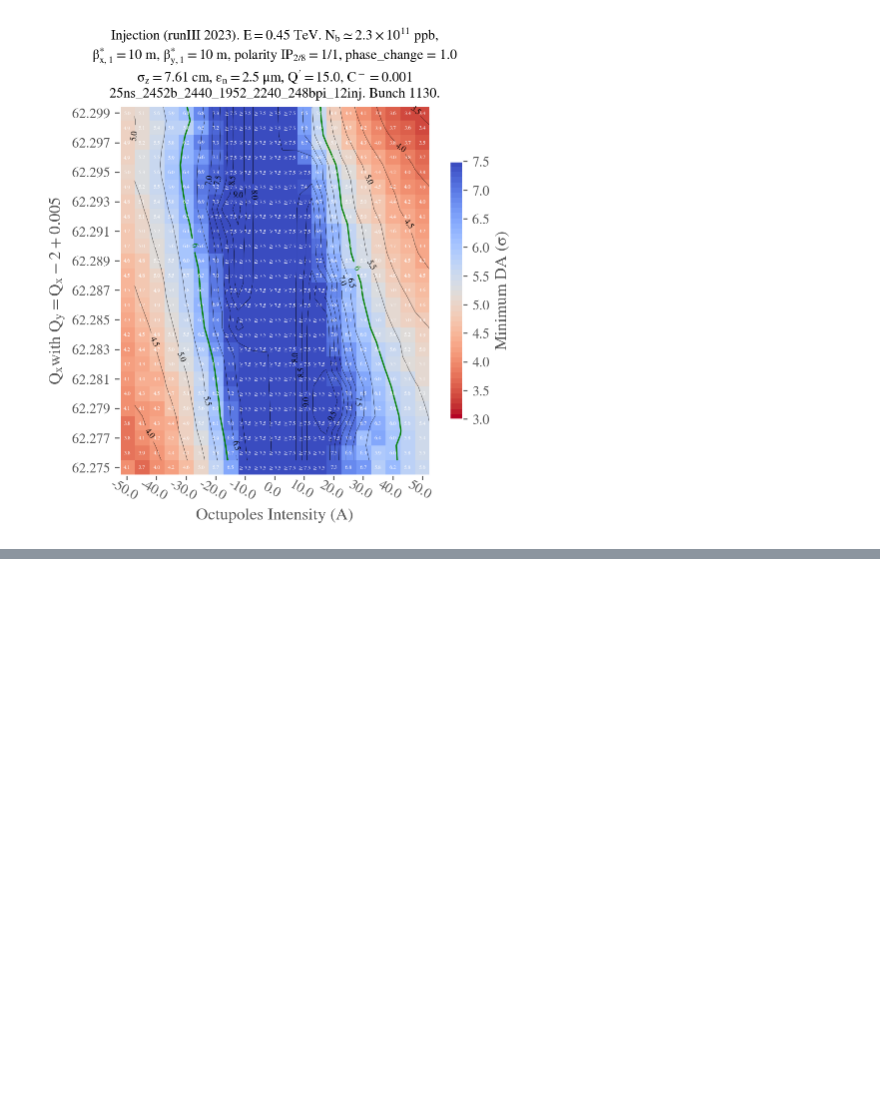
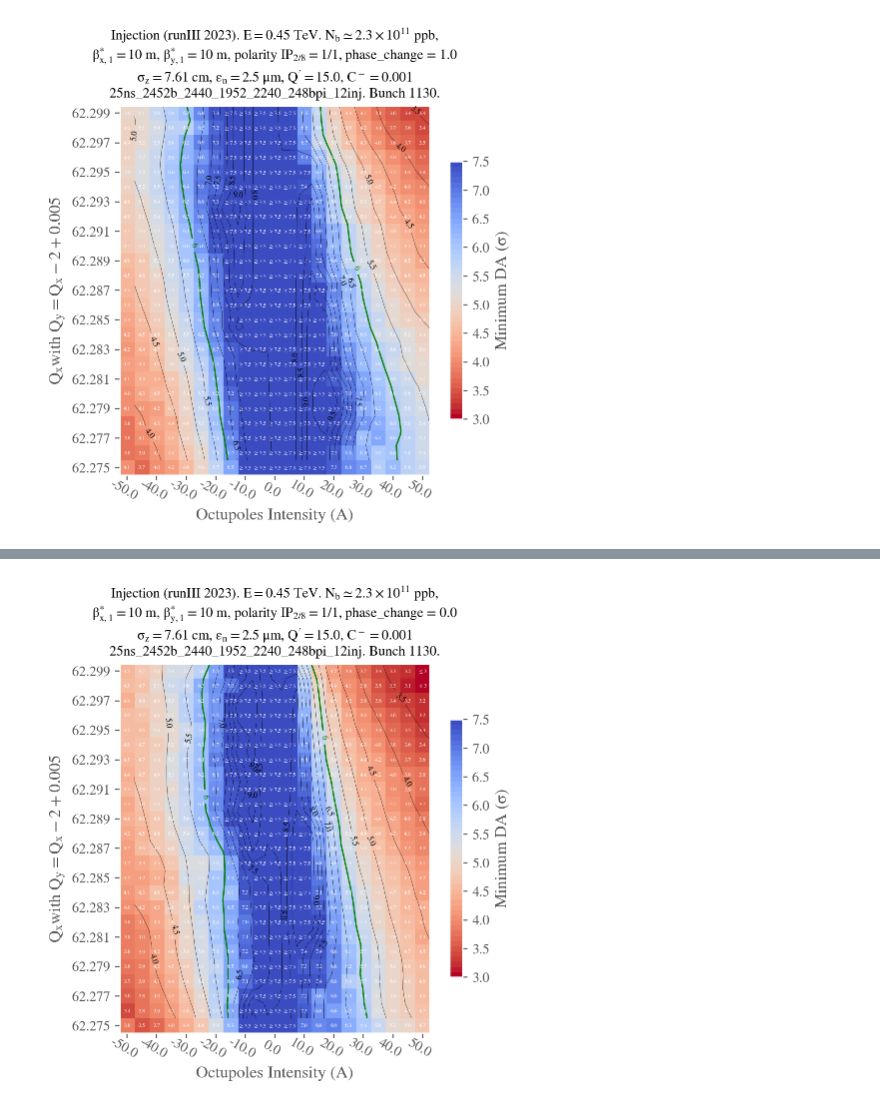
Before and after one commit to ColasDroin/DA_study_boilerplate, a Jupyter notebook: master_study/analysis/tune_octupole/analysis_clean.ipynb, the cells around one changed output, grey strips where cells are left out. Saved outputs shown, nothing was run; the diff lists cells and outputs as text; code cells hidden in the pictures; blank space fills up the shorter version.

Commit message:
Update injection study

```diff
--- a/master_study/analysis/tune_octupole/analysis_clean.ipynb
+++ b/master_study/analysis/tune_octupole/analysis_clean.ipynb
@@ -105,0 +152,35 @@ analysis_functions.plot_heatmap(
+# %%
+df_to_plot.columns = [str(oct) for oct in l_oct]
+
+# replace nan in df by 10
+df_to_plot = df_to_plot.fillna(10)
+
+
+# Load configuration files
+conf_mad = analysis_functions.load_config(CONF_MAD_PATH)['config_mad']
+conf_collider = analysis_functions.load_config(CONF_COLLIDER_PATH)["config_collider"]
+
+xlabel = "Octupoles Intensity (A)"
+ylabel = r"$Q_x$" + "with " + r"$Q_y = Q_x -2 + 0.005$"
+analysis_functions.plot_heatmap(
+    df_to_plot,
+    STUDY_NAME,
+    link=None,
+    plot_contours=True,
+    conf_mad=conf_mad,
+    conf_collider=conf_collider,
+    betx = 10,
+    bety = 10,
+    symmetric=False,
+    mask_lower_triangle=False,
+    xlabel=xlabel,
+    ylabel=ylabel,
+    plot_diagonal_lines=False,
+    xaxis_ticks_on_top=False,
+    display_intensity=False,
+    phase_knob=0.,
+    vmin = 3,
+    #title="opt_collapse_1100_1500_oct_scan",
+)
+# %% [output]
+[figure, added]
```
Also changed, not shown: parts of 2 cells of this notebook, 6 other files.
